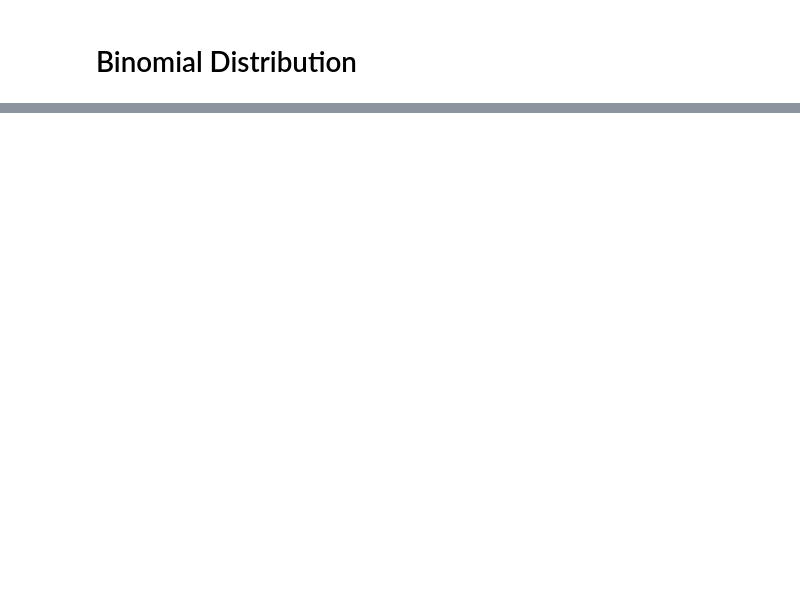
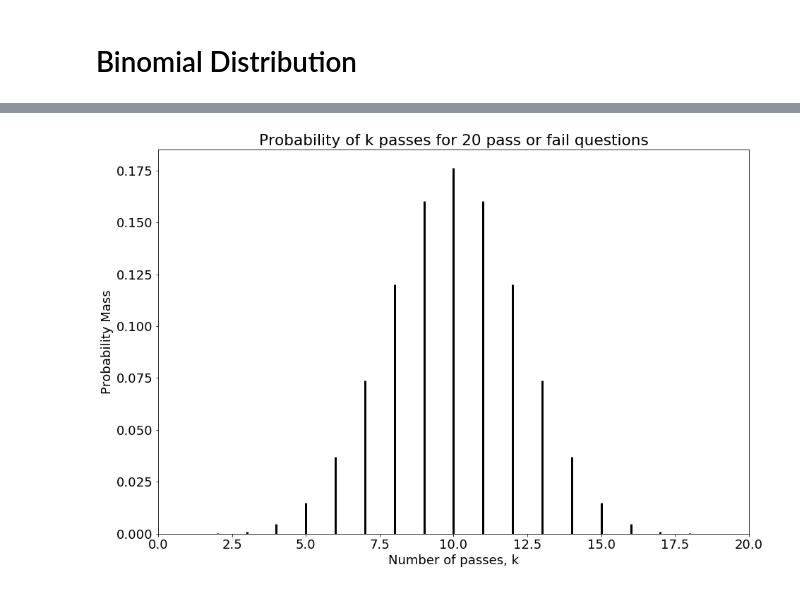
Before and after one commit to noahkim4648/Phys-434-Portfolio, a Jupyter notebook: Lab1/Lab1.ipynb, the cells around one changed output, grey strips where cells are left out. Saved outputs shown, nothing was run; the diff lists cells and outputs as text; code cells hidden in the pictures; blank space fills up the shorter version.

```diff
--- a/Lab1/Lab1.ipynb
+++ b/Lab1/Lab1.ipynb
@@ -116,0 +137,4 @@ plot_coinflips(10, width=3)
+# %%
+plot_pass_fail(20)
+# %% [output]
+[figure, added]
```
Also changed, not shown: parts of 46 cells of this notebook.
